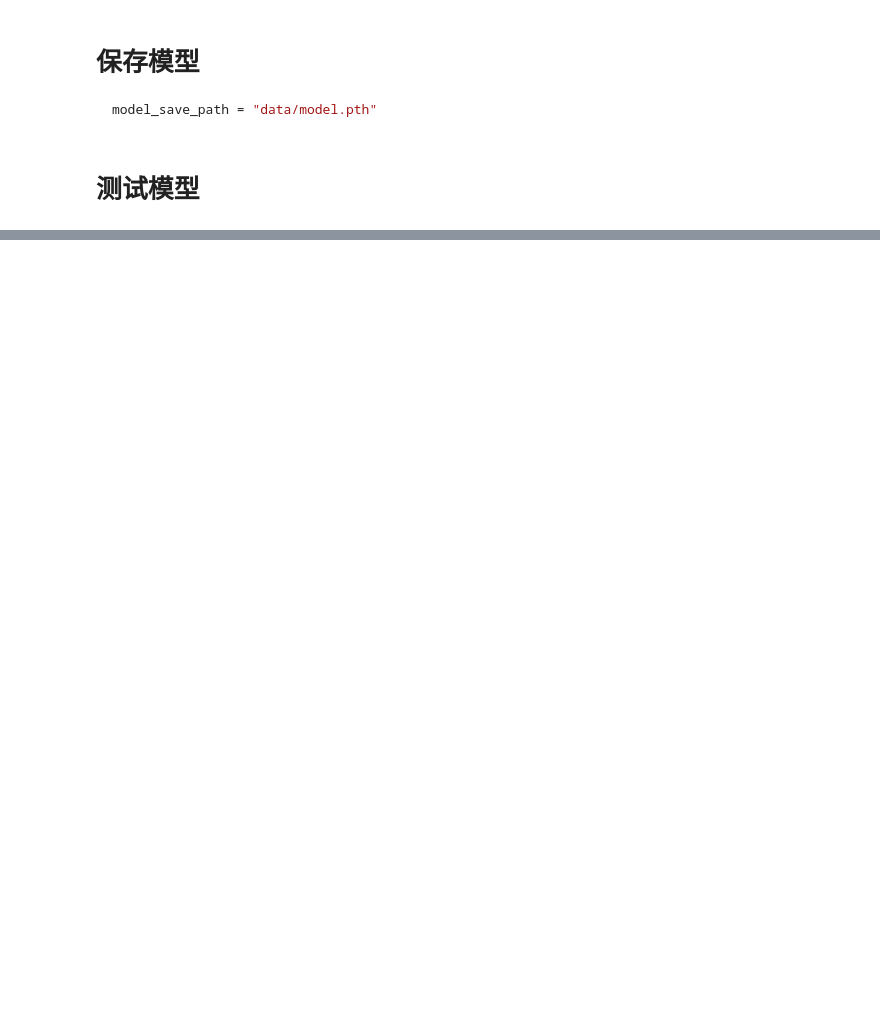
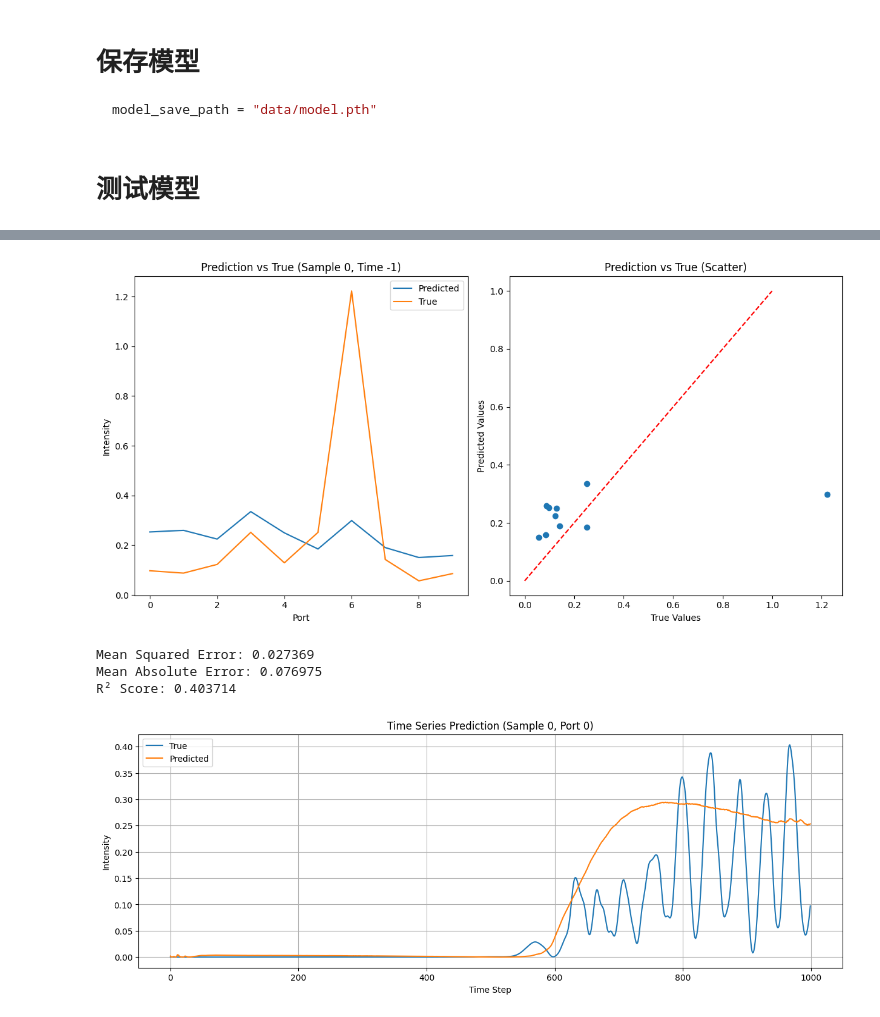
Before and after one commit to xincy22/pyDistilledFDTD, a Jupyter notebook: train_01.ipynb, the cells around one changed output, grey strips where cells are left out. Cells and saved outputs as stored; diff of their text form; code cells hidden in the pictures; blank space fills up the shorter version.

Commit message:
train & test 0.6

```diff
--- a/train_01.ipynb
+++ b/train_01.ipynb
@@ -191,0 +239,20 @@ torch.save(model.state_dict(), model_save_path)
+# %%
+test_loss = 0
+
+all_preds = []
+all_labels = []
+
+with torch.no_grad():
+    for inputs, labels in test_loader:
+        inputs = inputs.to(device, dtype=torch.float32)
+        labels = labels.to(device, dtype=torch.float32)
+        outputs = model(inputs)
+        loss = criterion(outputs, labels)
+        test_loss += loss.item()
+
+        all_preds.append(outputs.cpu())
+        all_labels.append(labels.cpu())
+
+# 计算平均测试损失
+avg_test_loss = test_loss / len(test_loader)
+print(f"Average Test Loss: {avg_test_loss:.6f}")
@@ -191,0 +261,60 @@ torch.save(model.state_dict(), model_save_path)
+# %%
+# 将预测和标签转换为numpy数组以便绘图
+all_preds = torch.cat(all_preds, dim=0).numpy()
+all_labels = torch.cat(all_labels, dim=0).numpy()
+
+# 绘制预测结果与真实值的对比
+plt.figure(figsize=(12, 6))
+
+# 选择一个样本和时间点进行可视化
+sample_idx = 0  # 可以改变这个索引来查看不同的样本
+time_step = -1  # -1表示最后一个时间步
+
+# 绘制预测值和真实值的对比
+plt.subplot(1, 2, 1)
+plt.plot(all_preds[sample_idx, time_step], label='Predicted')
+plt.plot(all_labels[sample_idx, time_step], label='True')
+plt.title(f'Prediction vs True (Sample {sample_idx}, Time {time_step})')
+plt.xlabel('Port')
+plt.ylabel('Intensity')
+plt.legend()
+
+# 绘制散点图
+plt.subplot(1, 2, 2)
+plt.scatter(all_labels[sample_idx, time_step], all_preds[sample_idx, time_step])
+plt.plot([0, 1], [0, 1], 'r--')  # 理想的对角线
+plt.title('Prediction vs True (Scatter)')
+plt.xlabel('True Values')
+plt.ylabel('Predicted Values')
+
+plt.tight_layout()
+plt.show()
+
+# 计算一些统计指标
+mse = np.mean((all_preds - all_labels) ** 2)
+mae = np.mean(np.abs(all_preds - all_labels))
+r2 = 1 - np.sum((all_preds - all_labels) ** 2) / np.sum((all_labels - np.mean(all_labels)) ** 2)
+
+print(f"Mean Squared Error: {mse:.6f}")
+print(f"Mean Absolute Error: {mae:.6f}")
+print(f"R² Score: {r2:.6f}")
+
+# 可视化时序预测
+plt.figure(figsize=(15, 5))
+time_steps = np.arange(all_preds.shape[1])
+port_idx = 0  # 可以改变这个索引来查看不同端口的预测
+
+plt.plot(time_steps, all_labels[sample_idx, :, port_idx], label='True')
+plt.plot(time_steps, all_preds[sample_idx, :, port_idx], label='Predicted')
+plt.title(f'Time Series Prediction (Sample {sample_idx}, Port {port_idx})')
+plt.xlabel('Time Step')
+plt.ylabel('Intensity')
+plt.legend()
+plt.grid(True)
+plt.show()
+# %% [output]
+[figure, added]
+Mean Squared Error: 0.027369
+Mean Absolute Error: 0.076975
+R² Score: 0.403714
+[figure, added]
```
Also changed, not shown: parts of 16 cells of this notebook, 5 other files.
